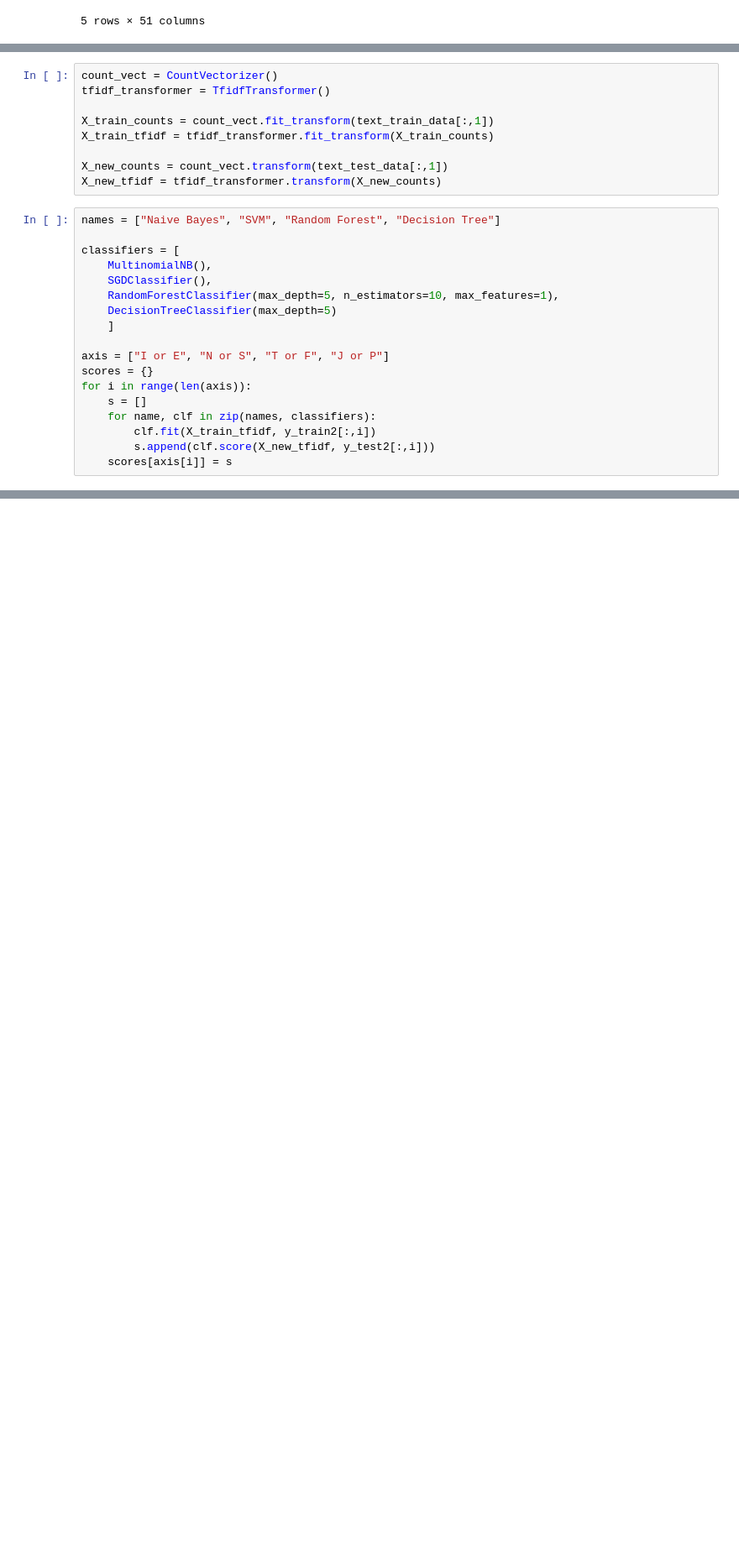
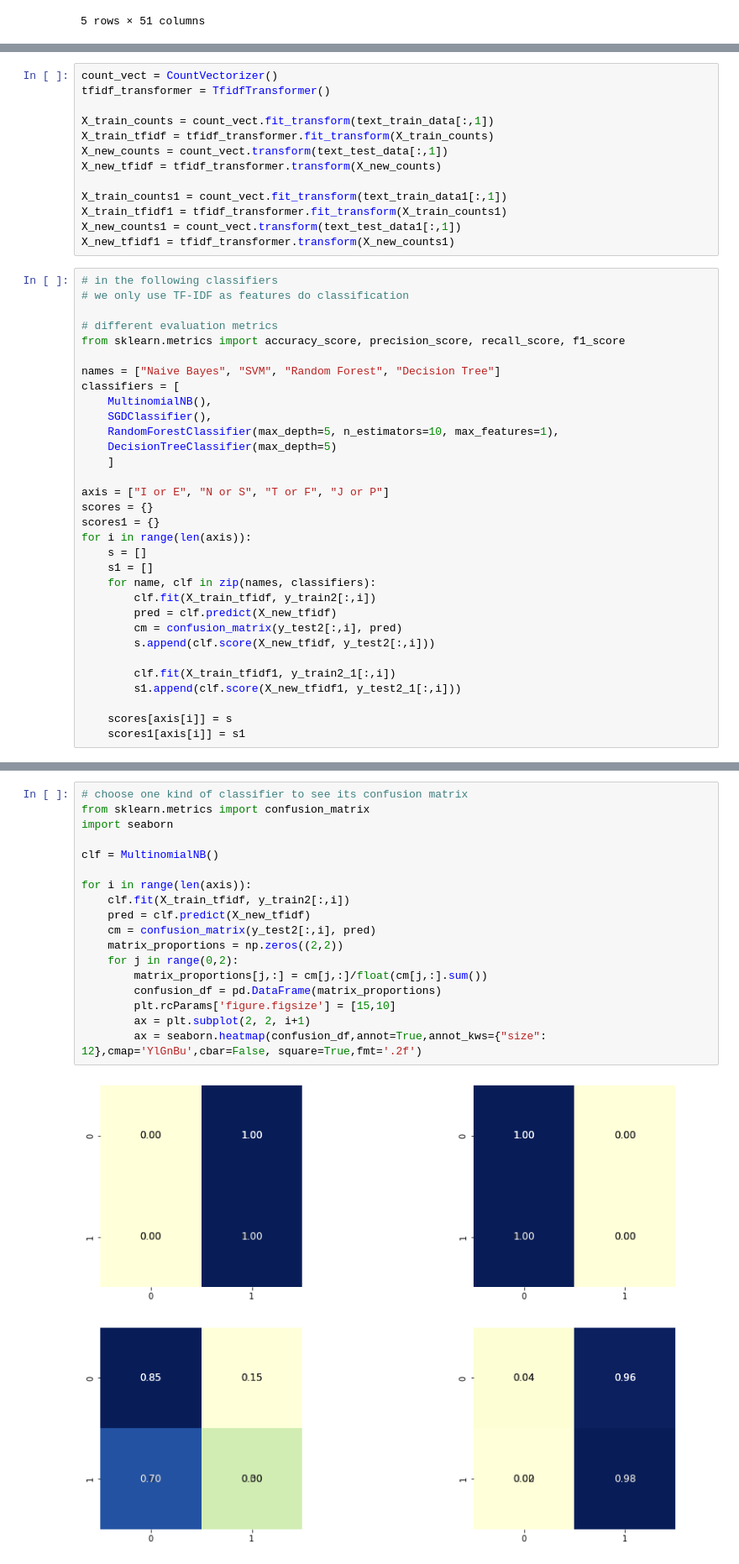
Before and after one commit to hollowaydon/IDS_group37, a Jupyter notebook: mbti_models.ipynb, the cells around one changed output, grey strips where cells are left out. Shown at 84% size. Drawn from its saved outputs; the diff is of its cells as text; blank space fills up the shorter version.

```diff
--- a/mbti_models.ipynb
+++ b/mbti_models.ipynb
@@ -139,12 +350,21 @@ tfidf_transformer = TfidfTransformer()
 
 X_train_counts = count_vect.fit_transform(text_train_data[:,1])
 X_train_tfidf = tfidf_transformer.fit_transform(X_train_counts)
-
 X_new_counts = count_vect.transform(text_test_data[:,1])
 X_new_tfidf = tfidf_transformer.transform(X_new_counts)
+
+X_train_counts1 = count_vect.fit_transform(text_train_data1[:,1])
+X_train_tfidf1 = tfidf_transformer.fit_transform(X_train_counts1)
+X_new_counts1 = count_vect.transform(text_test_data1[:,1])
+X_new_tfidf1 = tfidf_transformer.transform(X_new_counts1)
 # %%
+# in the following classifiers
+# we only use TF-IDF as features do classification
+
+# different evaluation metrics
+from sklearn.metrics import accuracy_score, precision_score, recall_score, f1_score
+
 names = ["Naive Bayes", "SVM", "Random Forest", "Decision Tree"]
-
 classifiers = [
     MultinomialNB(),
     SGDClassifier(),
@@ -154,9 +374,18 @@ classifiers = [
 
 axis = ["I or E", "N or S", "T or F", "J or P"]
 scores = {}
+scores1 = {}
 for i in range(len(axis)):
     s = []
+    s1 = []
     for name, clf in zip(names, classifiers):
         clf.fit(X_train_tfidf, y_train2[:,i])
+        pred = clf.predict(X_new_tfidf)
+        cm = confusion_matrix(y_test2[:,i], pred)
         s.append(clf.score(X_new_tfidf, y_test2[:,i]))
+
+        clf.fit(X_train_tfidf1, y_train2_1[:,i])
+        s1.append(clf.score(X_new_tfidf1, y_test2_1[:,i]))
+
     scores[axis[i]] = s
+    scores1[axis[i]] = s1
@@ -166,0 +392,20 @@ print(scores)
+# %%
+# choose one kind of classifier to see its confusion matrix
+from sklearn.metrics import confusion_matrix
+import seaborn
+
+clf = MultinomialNB()
+
+for i in range(len(axis)):
+    clf.fit(X_train_tfidf, y_train2[:,i])
+    pred = clf.predict(X_new_tfidf)
+    cm = confusion_matrix(y_test2[:,i], pred)
+    matrix_proportions = np.zeros((2,2))
+    for j in range(0,2):
+        matrix_proportions[j,:] = cm[j,:]/float(cm[j,:].sum())
+        confusion_df = pd.DataFrame(matrix_proportions)
+        plt.rcParams['figure.figsize'] = [15,10]
+        ax = plt.subplot(2, 2, i+1)
+        ax = seaborn.heatmap(confusion_df,annot=True,annot_kws={"size": 12},cmap='YlGnBu',cbar=False, square=True,fmt='.2f')
+# %% [output]
+[figure, added]
```
Also changed, not shown: parts of 23 cells of this notebook.
